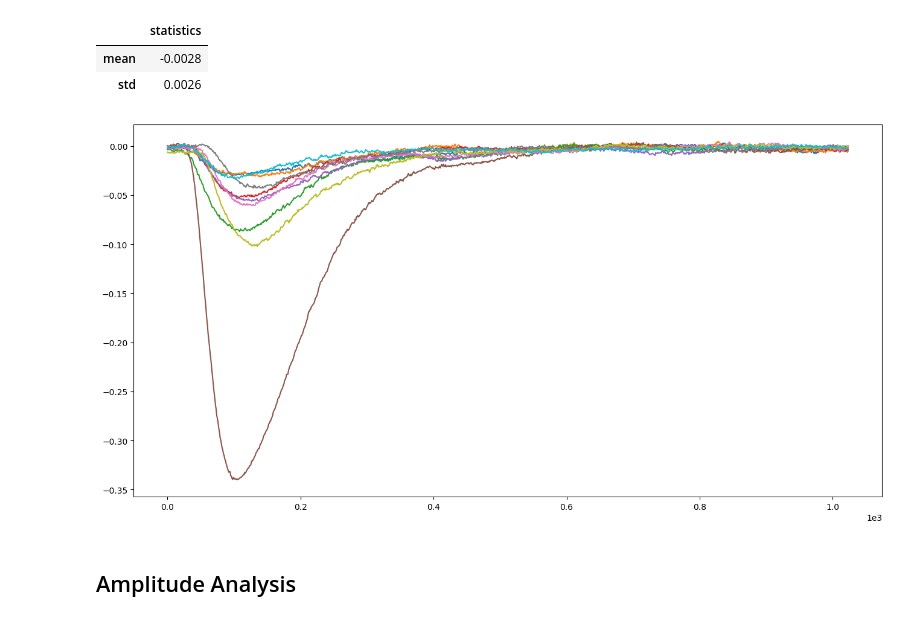
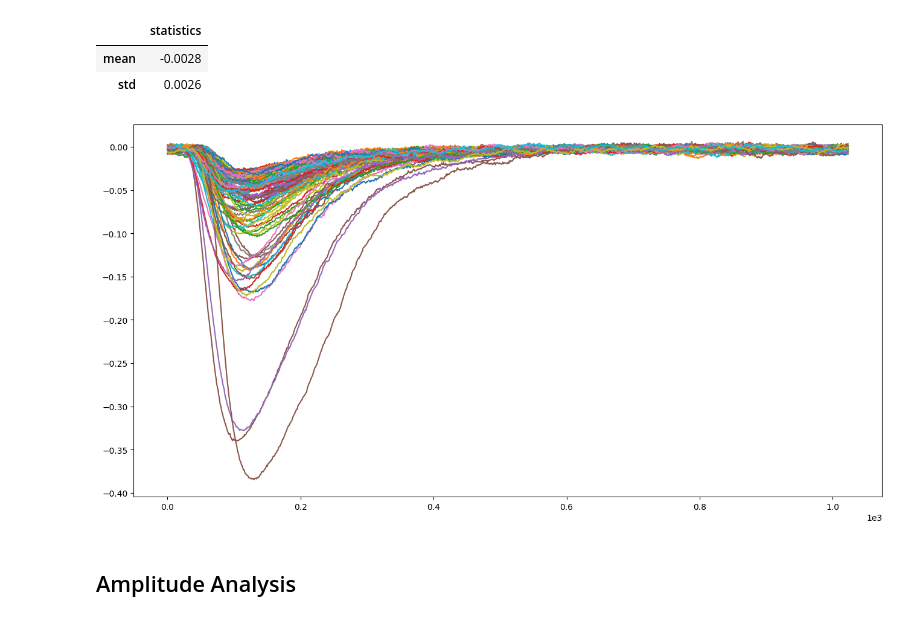
Before and after one commit to ReyGuadarrama/data_analyzer, a Jupyter notebook: analyzer/test.ipynb, the cells around one changed output. Saved outputs shown, nothing was run; the diff lists cells and outputs as text; code cells hidden in the pictures.

```diff
--- a/analyzer/test.ipynb
+++ b/analyzer/test.ipynb
@@ -46,9 +46,9 @@ signals.noise()
 | mean | -0.0028 |
 | std | 0.0026 |
 # %%
-signals.signal_plot(0, 10)
+signals.signal_plot(0, 100)
 # %% [output]
-[figure, old version]
+[figure, new version]
 # %% [markdown]
 ## Amplitude Analysis
 # %%
```
Also changed, not shown: parts of 13 cells of this notebook, 3 other files.
